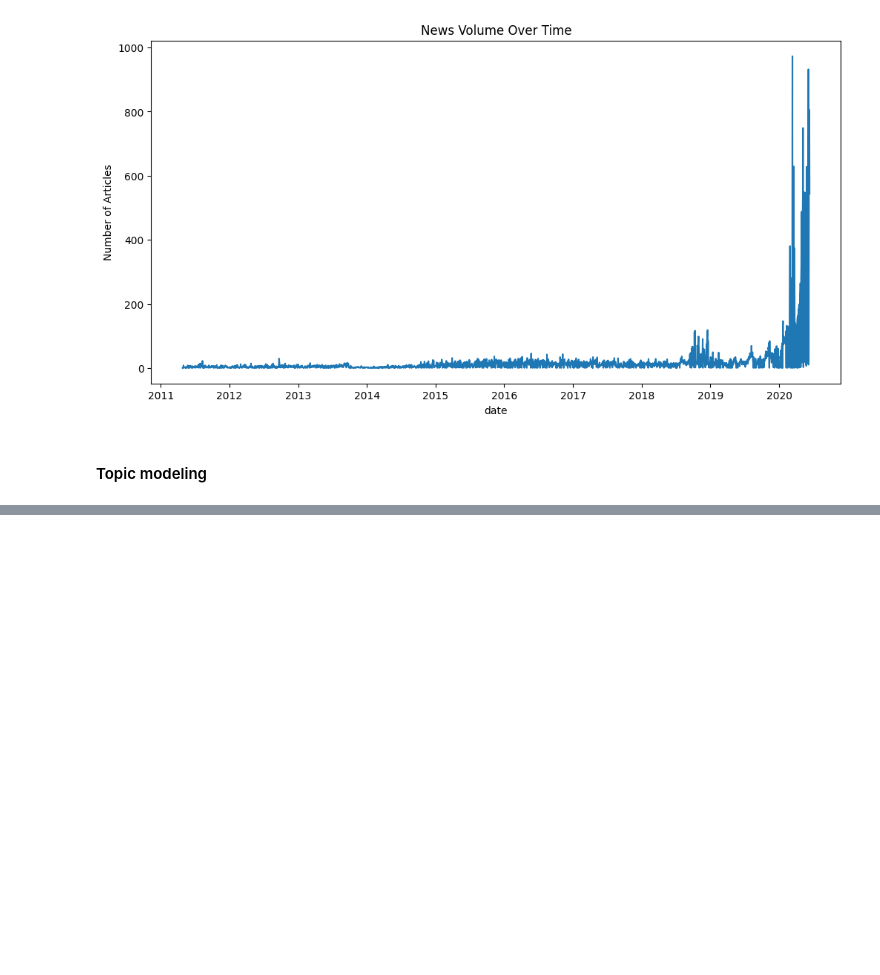
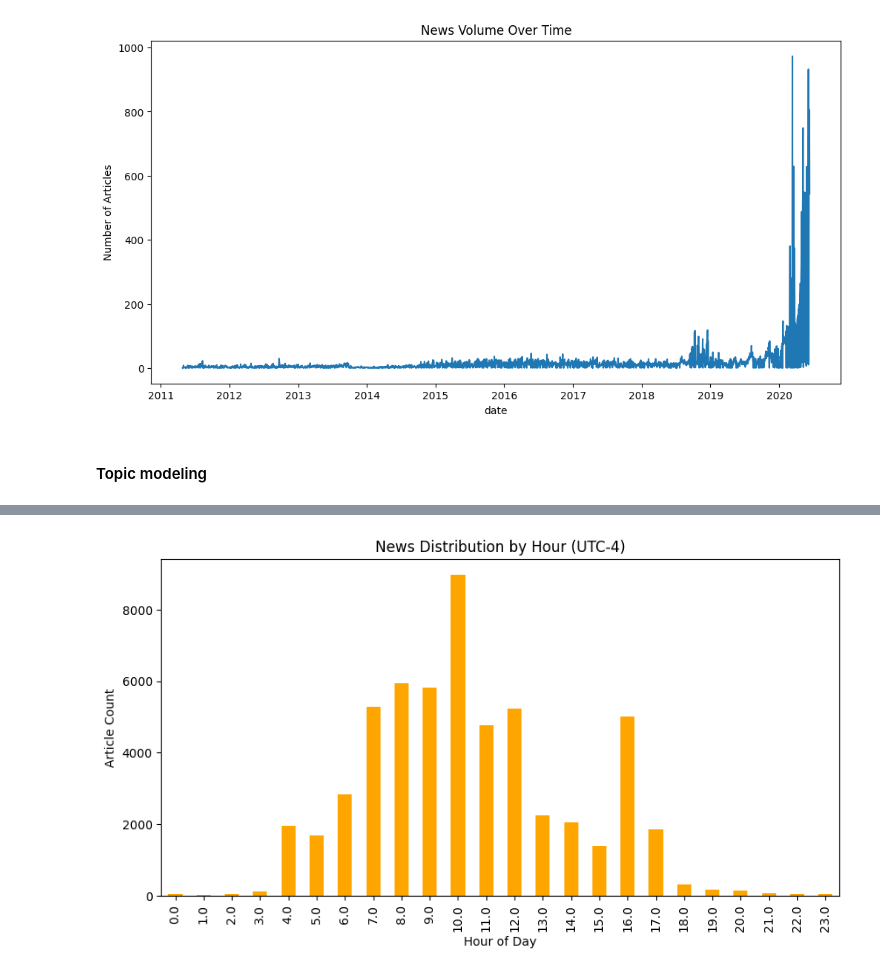
Before and after one commit to soliana-k/stock_news_sentiment, a Jupyter notebook: notebooks/nlp/sentiment_analysis.ipynb, the cells around one changed output, grey strips where cells are left out. Saved outputs shown, nothing was run; the diff lists cells and outputs as text; code cells hidden in the pictures; blank space fills up the shorter version.

```diff
--- a/notebooks/nlp/sentiment_analysis.ipynb
+++ b/notebooks/nlp/sentiment_analysis.ipynb
@@ -122,0 +203,11 @@ import re
+# %%
+hourly_counts = text_data.groupby(text_data['date'].dt.hour).size()
+
+plt.figure(figsize=(10, 5))
+hourly_counts.plot(kind='bar', color='orange')
+plt.title('News Distribution by Hour (UTC-4)')
+plt.xlabel('Hour of Day')
+plt.ylabel('Article Count')
+plt.show()
+# %% [output]
+[figure, added]
```
Also changed, not shown: parts of 12 cells of this notebook.
